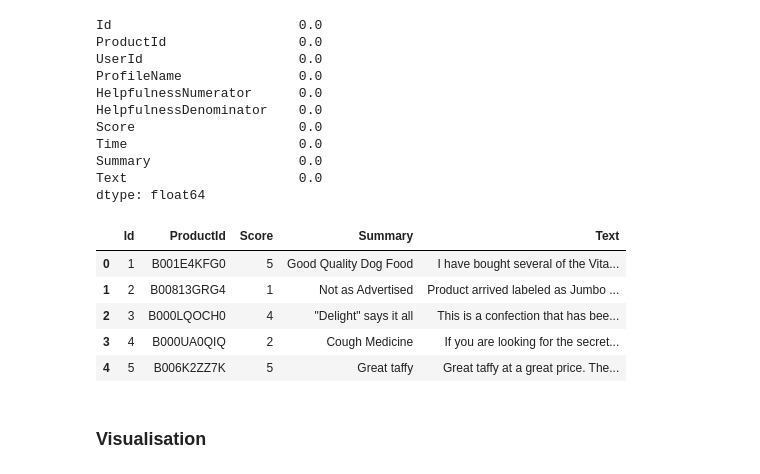
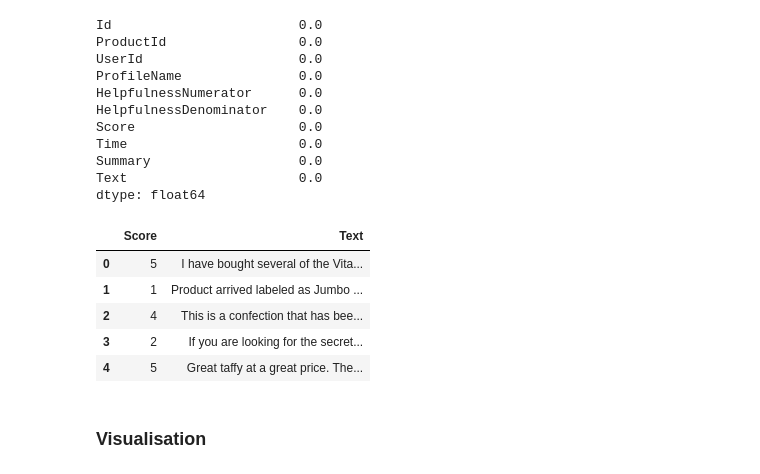
Before and after one commit to Lyu-Sterkh/Sentiment-analysis, a Jupyter notebook: Sentiment_Analysis.ipynb, the cells around one changed output. Drawn from its saved outputs; the diff is of its cells as text; code cells hidden in the pictures.

```diff
--- a/Sentiment_Analysis.ipynb
+++ b/Sentiment_Analysis.ipynb
@@ -170,15 +190,15 @@ Summary                   0.0
 Text                      0.0
 dtype: float64
 # %%
-df = df.drop(columns=['UserId', 'ProfileName', 'HelpfulnessNumerator', 'HelpfulnessDenominator', 'Time'], axis=1)
+df = df.drop(columns=['Id','UserId', 'ProfileName', 'HelpfulnessNumerator', 'HelpfulnessDenominator', 'Time', 'ProductId', 'Summary'], axis=1)
 df.head()
 # %% [output]
-|  | Id | ProductId | Score | Summary | Text |
-| 0 | 1 | B001E4KFG0 | 5 | Good Quality Dog Food | I have bought several of the Vita... |
-| 1 | 2 | B00813GRG4 | 1 | Not as Advertised | Product arrived labeled as Jumbo ... |
-| 2 | 3 | B000LQOCH0 | 4 | "Delight" says it all | This is a confection that has bee... |
-| 3 | 4 | B000UA0QIQ | 2 | Cough Medicine | If you are looking for the secret... |
-| 4 | 5 | B006K2ZZ7K | 5 | Great taffy | Great taffy at a great price. The... |
+|  | Score | Text |
+| 0 | 5 | I have bought several of the Vita... |
+| 1 | 1 | Product arrived labeled as Jumbo ... |
+| 2 | 4 | This is a confection that has bee... |
+| 3 | 2 | If you are looking for the secret... |
+| 4 | 5 | Great taffy at a great price. The... |
 # %% [markdown]
 ### Visualisation
 # %%
```
Also changed, not shown: parts of 43 cells of this notebook.
